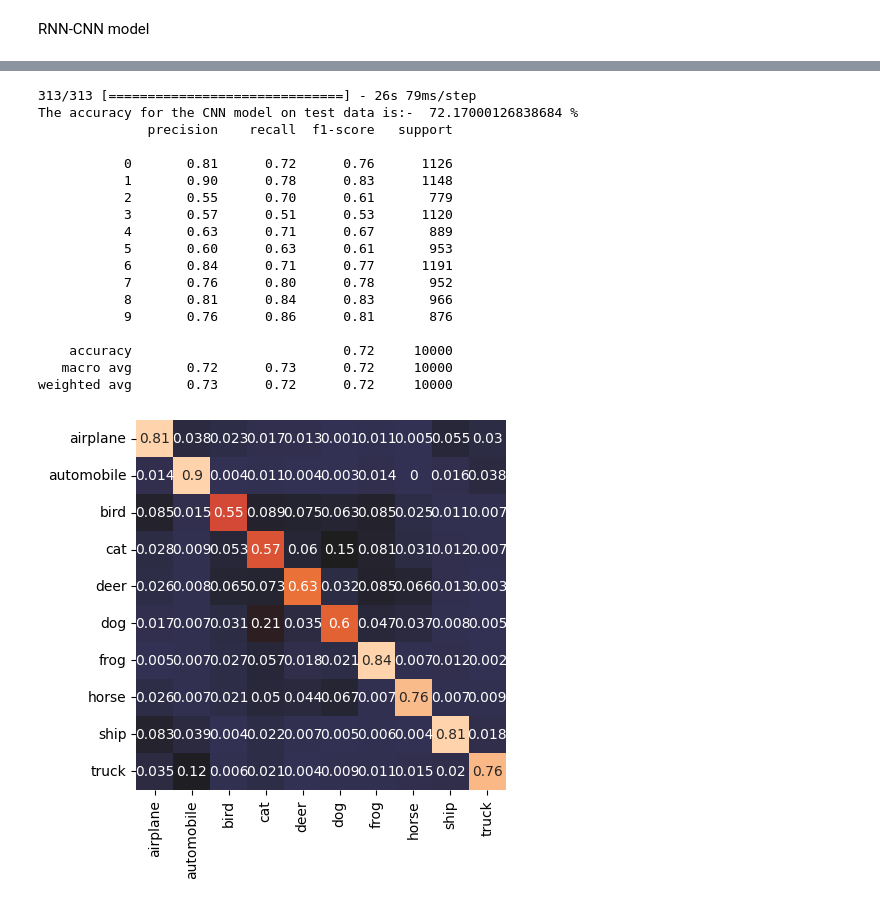
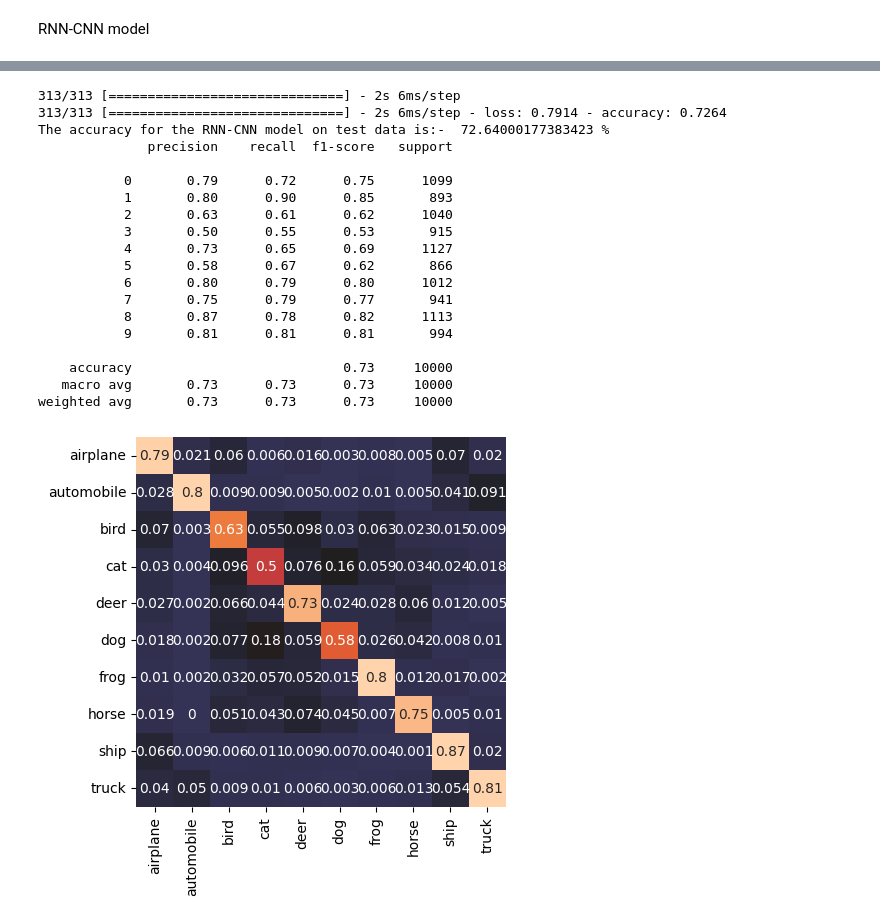
Before and after one commit to goldenfries100/171Group14, a Jupyter notebook: project.ipynb, the cells around one changed output, grey strips where cells are left out. Cells and saved outputs as stored; diff of their text form; code cells hidden in the pictures.

```diff
--- a/project.ipynb
+++ b/project.ipynb
@@ -327,9 +347,9 @@ Fitting 2 folds for each of 1 candidates, totalling 2 fits
 # %%
 print(grid_results.best_estimator_)
 print(grid_results.best_params_)
-# dp_1, dp_2, best_optimizer= grid_results.best_params_['model__dropout_1'], grid_results.best_params_['model__dropout_2'], grid_results.best_params_['model__passed_optimizer']
+dp_1, dp_2, best_optimizer= grid_results.best_params_['model__dropout_1'], grid_results.best_params_['model__dropout_2'], grid_results.best_params_['model__passed_optimizer']
 # best values
-dp_1, dp_2, best_optimizer = 0.2,0.3,'adam'
+#dp_1, dp_2, best_optimizer = 0.2,0.3,'adam'
 print(dp_1, dp_2)
 # %% [output]
 KerasClassifier(
@@ -568,11 +588,11 @@ def rnn_cnn(repeated_vector_num = 128, lstm_value=256, passed_optimizer='adam'):
   rnn_cnn_model = models.Sequential()
   rnn_cnn_model.add((layers.Conv2D(64, (3, 3), activation='relu', input_shape=(32, 32, 3))))
   rnn_cnn_model.add((layers.AveragePooling2D((2, 2))))
-  rnn_cnn_model.add((layers.Dropout(dp_1)))
+  rnn_cnn_model.add((layers.Dropout(0.2)))
   rnn_cnn_model.add((layers.Conv2D(96, (3, 3), activation='relu')))
   rnn_cnn_model.add((layers.AveragePooling2D((2, 2))))
   rnn_cnn_model.add((layers.Conv2D(96, (3, 3), activation='relu')))
-  rnn_cnn_model.add((layers.Dropout(dp_2)))
+  rnn_cnn_model.add((layers.Dropout(0.4)))
   rnn_cnn_model.add((layers.Flatten()))
   rnn_cnn_model.add((layers.Dense(128, activation='relu')))
   rnn_cnn_model.add(tf.keras.layers.RepeatVector(repeated_vector_num))
@@ -582,24 +602,6 @@ def rnn_cnn(repeated_vector_num = 128, lstm_value=256, passed_optimizer='adam'):
               loss=tf.keras.losses.sparse_categorical_crossentropy,
               metrics=['accuracy'])
   return rnn_cnn_model
-# def rnn_cnn(repeated_vector_num = 128, lstm_value=256, passed_optimizer='adam'):
-#   rnn_cnn_model = models.Sequential()
-#   rnn_cnn_model.add((layers.Conv2D(64, (3, 3), activation='relu', input_shape=(32, 32, 3))))
-#   rnn_cnn_model.add((layers.AveragePooling2D((2, 2))))
-#   rnn_cnn_model.add((layers.Dropout(dp_1)))
-#   rnn_cnn_model.add((layers.Conv2D(64, (3, 3), activation='relu')))
-#   rnn_cnn_model.add((layers.AveragePooling2D((2, 2))))
-#   # rnn_cnn_model.add((layers.Conv2D(64, (3, 3), activation='relu')))
-#   rnn_cnn_model.add((layers.Dropout(dp_2)))
-#   rnn_cnn_model.add((layers.Flatten()))
-#   rnn_cnn_model.add((layers.Dense(64, activation='relu')))
-#   rnn_cnn_model.add(tf.keras.layers.RepeatVector(repeated_vector_num))
-#   rnn_cnn_model.add(tf.keras.layers.LSTM(lstm_value))
-#   rnn_cnn_model.add(layers.Dense(10, activation='sigmoid'))
-#   rnn_cnn_model.compile(optimizer=passed_optimizer,
-#               loss=tf.keras.losses.sparse_categorical_crossentropy,
-#               metrics=['accuracy'])
-#   return rnn_cnn_model
 # %%
 ### label based-resampling for the image
 rnn_cnn_model = rnn_cnn()
@@ -692,6 +692,6 @@ Fitting 2 folds for each of 8 candidates, totalling 16 fits
 # %%
 # print(rc_grid_results.best_params_)
-# best_lstm_value, best_rc_optimizer, best_repeated_vector_num = rc_grid_results.best_params_['model__lstm_value'], rc_grid_results.best_params_['model__passed_optimizer'], rc_grid_results.best_params_['model__repeated_vector_num']
-best_lstm_value, best_rc_optimizer, best_repeated_vector_num = 128, 'adam', 256# best params
+best_lstm_value, best_rc_optimizer, best_repeated_vector_num = rc_grid_results.best_params_['model__lstm_value'], rc_grid_results.best_params_['model__passed_optimizer'], rc_grid_results.best_params_['model__repeated_vector_num']
+#best_lstm_value, best_rc_optimizer, best_repeated_vector_num = 128, 'adam', 256# best params
 print(best_lstm_value, best_rc_optimizer, best_repeated_vector_num)
 # %% [output]
@@ -699,6 +699,6 @@ print(best_lstm_value, best_rc_optimizer, best_repeated_vector_num)
 # %%
 best_rnn_cnn_model = rnn_cnn(repeated_vector_num=best_repeated_vector_num,
                              lstm_value=best_lstm_value, passed_optimizer=best_rc_optimizer)
-trained_model = rnn_cnn_model.fit(np.array(training_dataset / 255.0),
-                                  np.array(training_labels), epochs=8, validation_data=(test_images_indexed / 255.0, np.array(test_labels_indexed)))
+trained_model = best_rnn_cnn_model.fit(np.array(training_dataset / 255.0),
+                                  np.array(training_labels), epochs=10, validation_data=(test_images_indexed / 255.0, np.array(test_labels_indexed)))
 # %% [output]
@@ -726,32 +725,33 @@ rnn_cnn_model.save(head + '/rnn_cnn.keras')
 # %%
 labels_predicted = best_rnn_cnn_model.predict(test_images_indexed / 255.0)
 max_label = [label_names[np.argmax(label)] for label in labels_predicted]
 index_of_possible_labels = []
 for i in range(num_cases_per_batch):
   index_max = list(labels_predicted[i]).index(max(labels_predicted[i]))
   index_of_possible_labels.append(index_max)
-test_loss_r_cnn, test_accuracy_r_cnn = rnn_cnn_model.evaluate(test_images_indexed / 255.0, np.array(test_labels_indexed))
-print('The accuracy for the CNN model on test data is:- ', test_accuracy_r_cnn * 100, '%')
+test_loss_r_cnn, test_accuracy_r_cnn = best_rnn_cnn_model.evaluate(test_images_indexed / 255.0, np.array(test_labels_indexed))
+print('The accuracy for the RNN-CNN model on test data is:- ', test_accuracy_r_cnn * 100, '%')
 matrix = confusion_matrix(np.array(test_labels_indexed), index_of_possible_labels, normalize='true')
 sb.heatmap(matrix, robust=True, center=0.15, annot=True, xticklabels=label_names, yticklabels=label_names, cbar=False, square=True)
 print(classification_report(index_of_possible_labels, np.array(test_labels_indexed)))
 # %% [output]
-313/313 [==============================] - 26s 79ms/step
-The accuracy for the CNN model on test data is:-  72.17000126838684 %
+313/313 [==============================] - 2s 6ms/step
+313/313 [==============================] - 2s 6ms/step - loss: 0.7914 - accuracy: 0.7264
+The accuracy for the RNN-CNN model on test data is:-  72.64000177383423 %
               precision    recall  f1-score   support
 
-           0       0.81      0.72      0.76      1126
-           1       0.90      0.78      0.83      1148
-           2       0.55      0.70      0.61       779
-           3       0.57      0.51      0.53      1120
-           4       0.63      0.71      0.67       889
-           5       0.60      0.63      0.61       953
-           6       0.84      0.71      0.77      1191
-           7       0.76      0.80      0.78       952
-           8       0.81      0.84      0.83       966
-           9       0.76      0.86      0.81       876
+           0       0.79      0.72      0.75      1099
+           1       0.80      0.90      0.85       893
+           2       0.63      0.61      0.62      1040
+           3       0.50      0.55      0.53       915
+           4       0.73      0.65      0.69      1127
+           5       0.58      0.67      0.62       866
+           6       0.80      0.79      0.80      1012
+           7       0.75      0.79      0.77       941
+           8       0.87      0.78      0.82      1113
+           9       0.81      0.81      0.81       994
 
-    accuracy                           0.72     10000
-   macro avg       0.72      0.73      0.72     10000
-weighted avg       0.73      0.72      0.72     10000
+    accuracy                           0.73     10000
+   macro avg       0.73      0.73      0.73     10000
+weighted avg       0.73      0.73      0.73     10000
-[figure, old version]
+[figure, new version]
```
Also changed, not shown: parts of 25 cells of this notebook.
